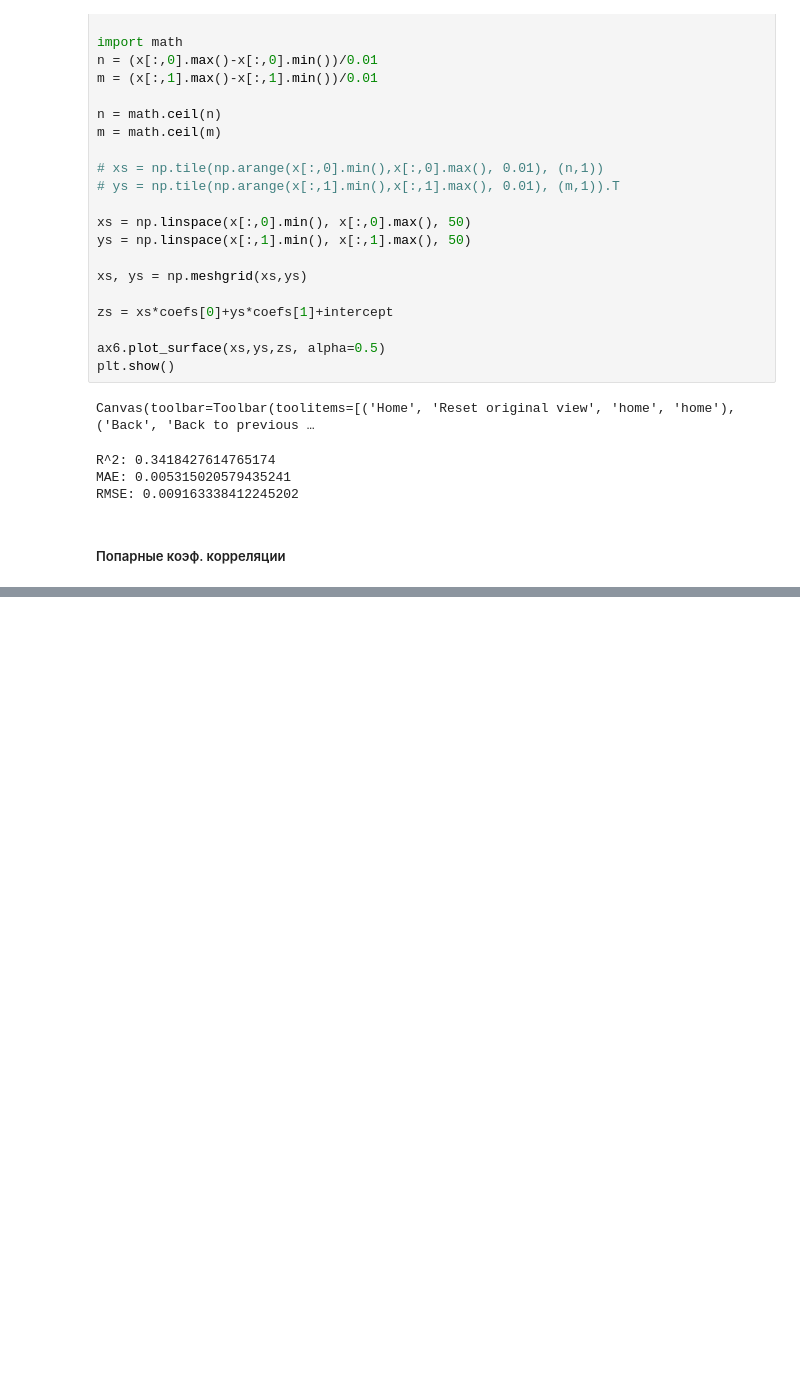
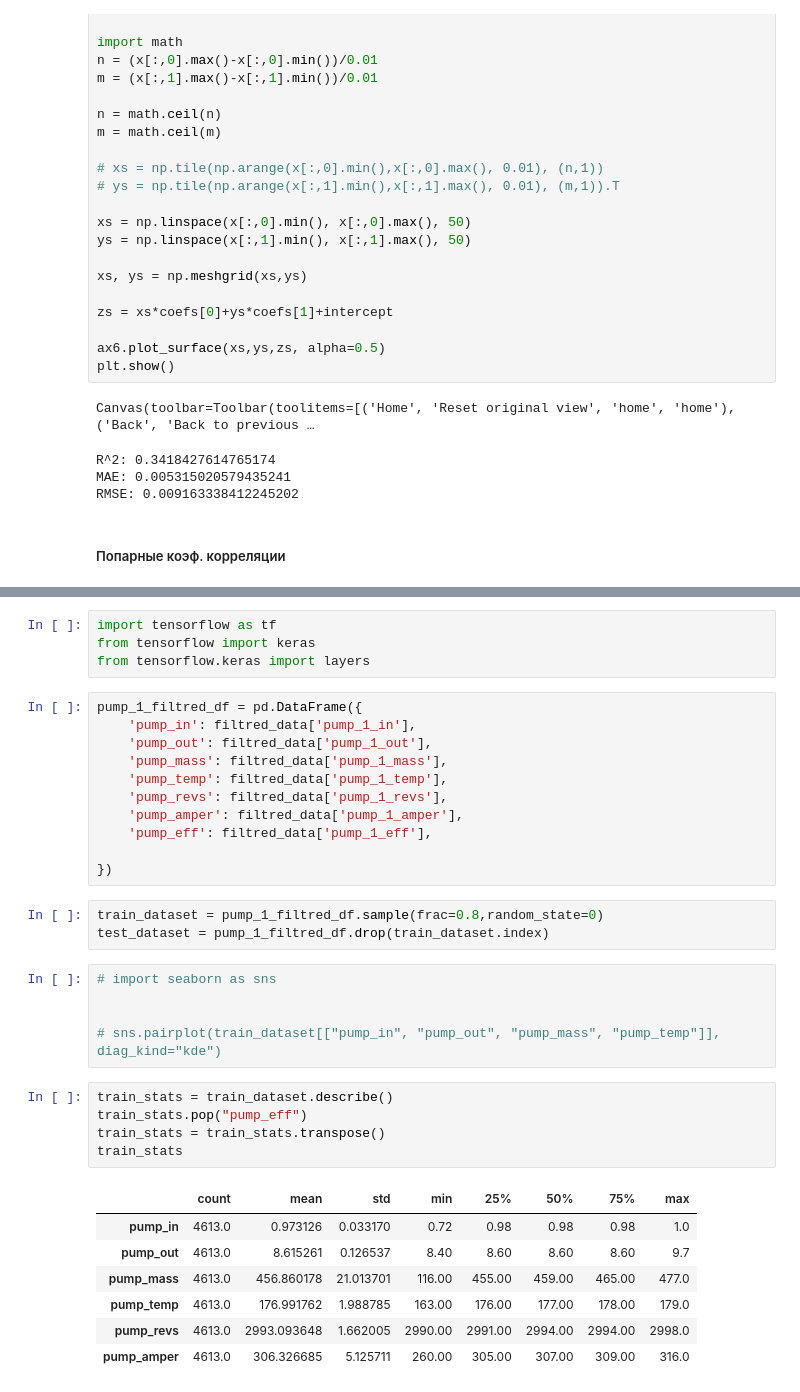
Before and after one commit to edodo1337/diplom, a Jupyter notebook: research/Диплом.ipynb, the cells around one changed output, grey strips where cells are left out. Saved outputs shown, nothing was run; the diff lists cells and outputs as text; blank space fills up the shorter version.

```diff
--- a/research/Диплом.ipynb
+++ b/research/Диплом.ipynb
@@ -720,0 +708,36 @@ df.corr()
+# %%
+import tensorflow as tf
+from tensorflow import keras
+from tensorflow.keras import layers
+# %%
+pump_1_filtred_df = pd.DataFrame({
+    'pump_in': filtred_data['pump_1_in'],
+    'pump_out': filtred_data['pump_1_out'],
+    'pump_mass': filtred_data['pump_1_mass'],
+    'pump_temp': filtred_data['pump_1_temp'],
+    'pump_revs': filtred_data['pump_1_revs'],
+    'pump_amper': filtred_data['pump_1_amper'],
+    'pump_eff': filtred_data['pump_1_eff'],
+
+})
+# %%
+train_dataset = pump_1_filtred_df.sample(frac=0.8,random_state=0)
+test_dataset = pump_1_filtred_df.drop(train_dataset.index)
+# %%
+# import seaborn as sns
+
+
+# sns.pairplot(train_dataset[["pump_in", "pump_out", "pump_mass", "pump_temp"]], diag_kind="kde")
+# %%
+train_stats = train_dataset.describe()
+train_stats.pop("pump_eff")
+train_stats = train_stats.transpose()
+train_stats
+# %% [output]
+|  | count | mean | std | min | 25% | 50% | 75% | max |
+| pump_in | 4613.0 | 0.973126 | 0.033170 | 0.72 | 0.98 | 0.98 | 0.98 | 1.0 |
+| pump_out | 4613.0 | 8.615261 | 0.126537 | 8.40 | 8.60 | 8.60 | 8.60 | 9.7 |
+| pump_mass | 4613.0 | 456.860178 | 21.013701 | 116.00 | 455.00 | 459.00 | 465.00 | 477.0 |
+| pump_temp | 4613.0 | 176.991762 | 1.988785 | 163.00 | 176.00 | 177.00 | 178.00 | 179.0 |
+| pump_revs | 4613.0 | 2993.093648 | 1.662005 | 2990.00 | 2991.00 | 2994.00 | 2994.00 | 2998.0 |
+| pump_amper | 4613.0 | 306.326685 | 5.125711 | 260.00 | 305.00 | 307.00 | 309.00 | 316.0 |
```
Also changed, not shown: parts of 12 cells of this notebook, 2 other files.
